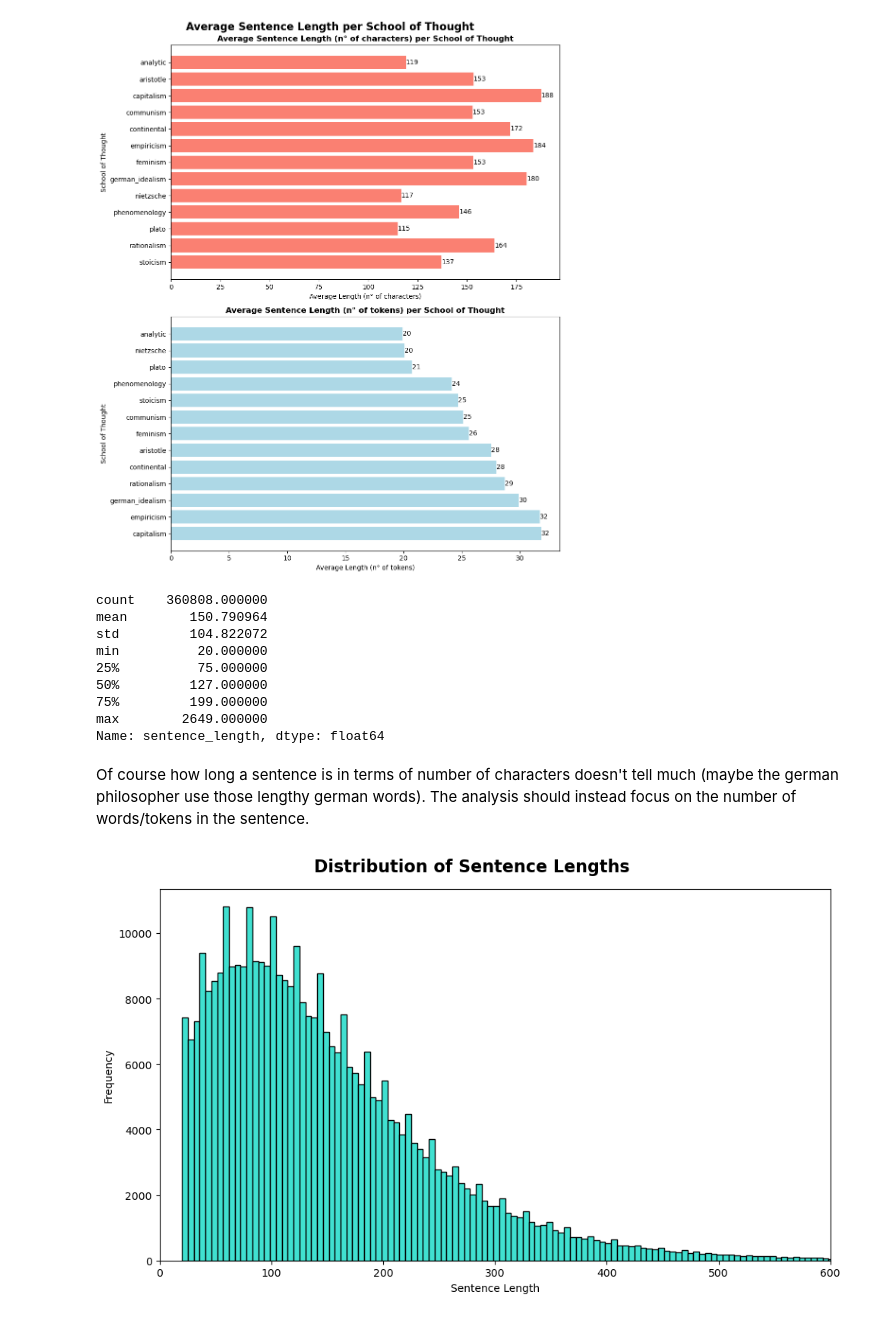
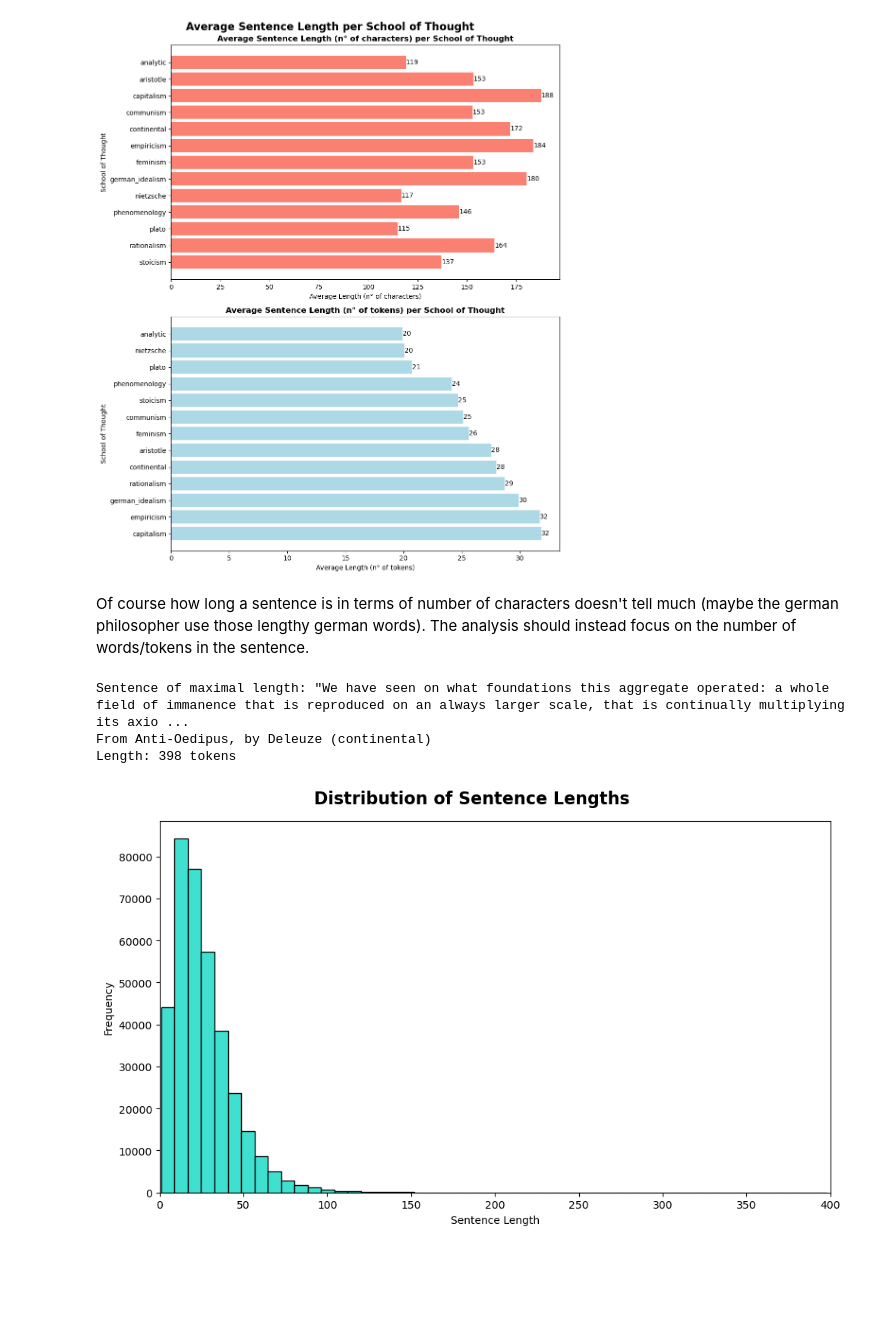
Before and after one commit to giordanoscerra/ProjectAthena, a Jupyter notebook: Exploration/exploration.ipynb, the cells around one changed output. Saved outputs shown, nothing was run; the diff lists cells and outputs as text; code cells hidden in the pictures; blank space fills up the shorter version.

Commit message:
Sentence length improved

```diff
--- a/Exploration/exploration.ipynb
+++ b/Exploration/exploration.ipynb
@@ -114,31 +122,29 @@ plt.tight_layout()
 plt.show()
 # %% [output]
 [figure]
-# %%
-df['sentence_length'].describe()
-# %% [output]
-count    360808.000000
-mean        150.790964
-std         104.822072
-min          20.000000
-25%          75.000000
-50%         127.000000
-75%         199.000000
-max        2649.000000
-Name: sentence_length, dtype: float64
 # %% [markdown]
 Of course how long a sentence is in terms of number of characters doesn't tell much (maybe the german philosopher use those lengthy german words). The analysis should instead focus on the number of words/tokens in the sentence.
+# %%
+longest = df.loc[sentence_l_df['tokenized_txt'].idxmax()]
+
+print(f'Sentence of maximal length: "{longest['sentence_spacy']}"')
+print(f"From {longest['title']}, by {longest['author']} ({longest['school']})")
+print(f"Length: {sentence_l_df['tokenized_txt'].max()} tokens")
+# %% [output]
+Sentence of maximal length: "We have seen on what foundations this aggregate operated: a whole field of immanence that is reproduced on an always larger scale, that is continually multiplying its axio ...
+From Anti-Oedipus, by Deleuze (continental)
+Length: 398 tokens
 # %%
 # distribution of sentence lengths
 fig, ax = plt.subplots(1, figsize=(10, 6))
 fig.suptitle('Distribution of Sentence Lengths', fontweight='bold', fontsize=16)
 
-ax.hist(df['sentence_length'], bins=500, color='turquoise', edgecolor='black')
-ax.set_xlim(0, 600)
+ax.hist(sentence_l_df['tokenized_txt'], bins=50, color='turquoise', edgecolor='black')
+ax.set_xlim(0, 400)
 ax.set_xlabel('Sentence Length')
 ax.set_ylabel('Frequency')
 
 plt.tight_layout()
 plt.show()
 # %% [output]
-[figure, old version]
+[figure, new version]
```
Also changed, not shown: parts of 1 cell of this notebook.
